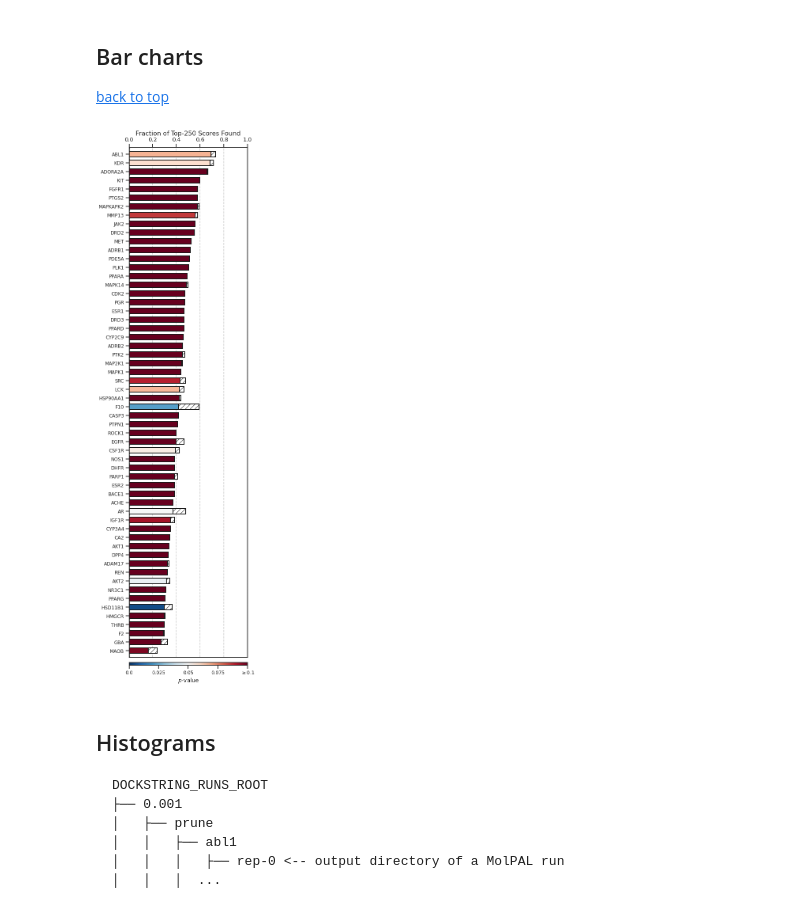
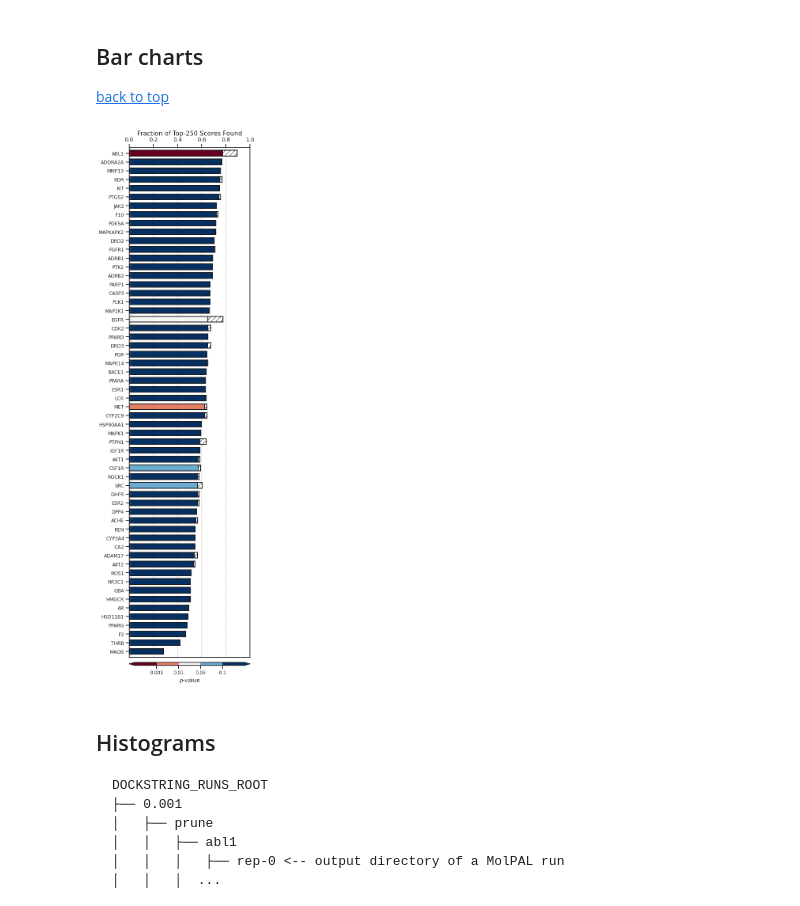
Before and after one commit to coleygroup/molpal, a Jupyter notebook: notebooks/dockstring-figures.ipynb, the cells around one changed output. Cells and saved outputs as stored; diff of their text form; code cells hidden in the pictures.

Commit message:
update figure nbs

```diff
--- a/notebooks/dockstring-figures.ipynb
+++ b/notebooks/dockstring-figures.ipynb
@@ -176,14 +182,16 @@ def make_bar_chart(npy_file, targets_pkl, N):
 # %%
 sns.set_style("ticks")
 
+split = "0.002"
 fig = make_bar_chart(
-    DOCKSTRING_PROCESSED_ROOT / "collated-0.001-Y.npy",
-    DOCKSTRING_PROCESSED_ROOT / "collated-0.001-targets.pkl",
-    5
+    DOCKSTRING_PROCESSED_ROOT / f"collated-{split}-Y.npy",
+    DOCKSTRING_PROCESSED_ROOT / f"collated-{split}-targets.pkl",
+    float(split),
+    8
 )
-# fig.savefig(f"../figures/dockstring-bar-new-{split[2:]}.pdf", bbox_inches="tight")
+fig.savefig(f"../figures/dockstring-bar-new-{split[2:]}.pdf", bbox_inches="tight")
 # %% [output]
-[figure, old version]
+[figure, new version]
 # %% [markdown]
 ## Histograms
 
```
Also changed, not shown: parts of 7 cells of this notebook, 1 other file.
